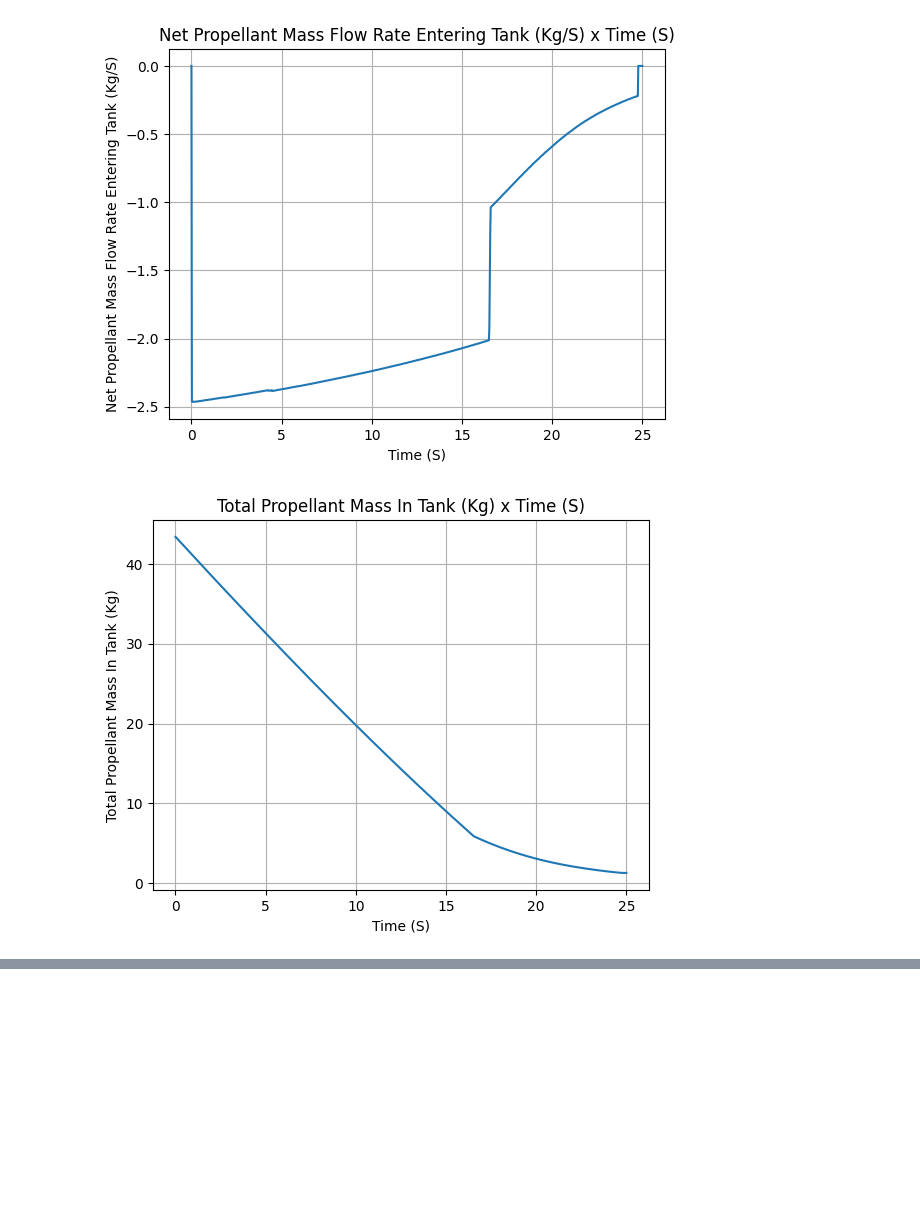
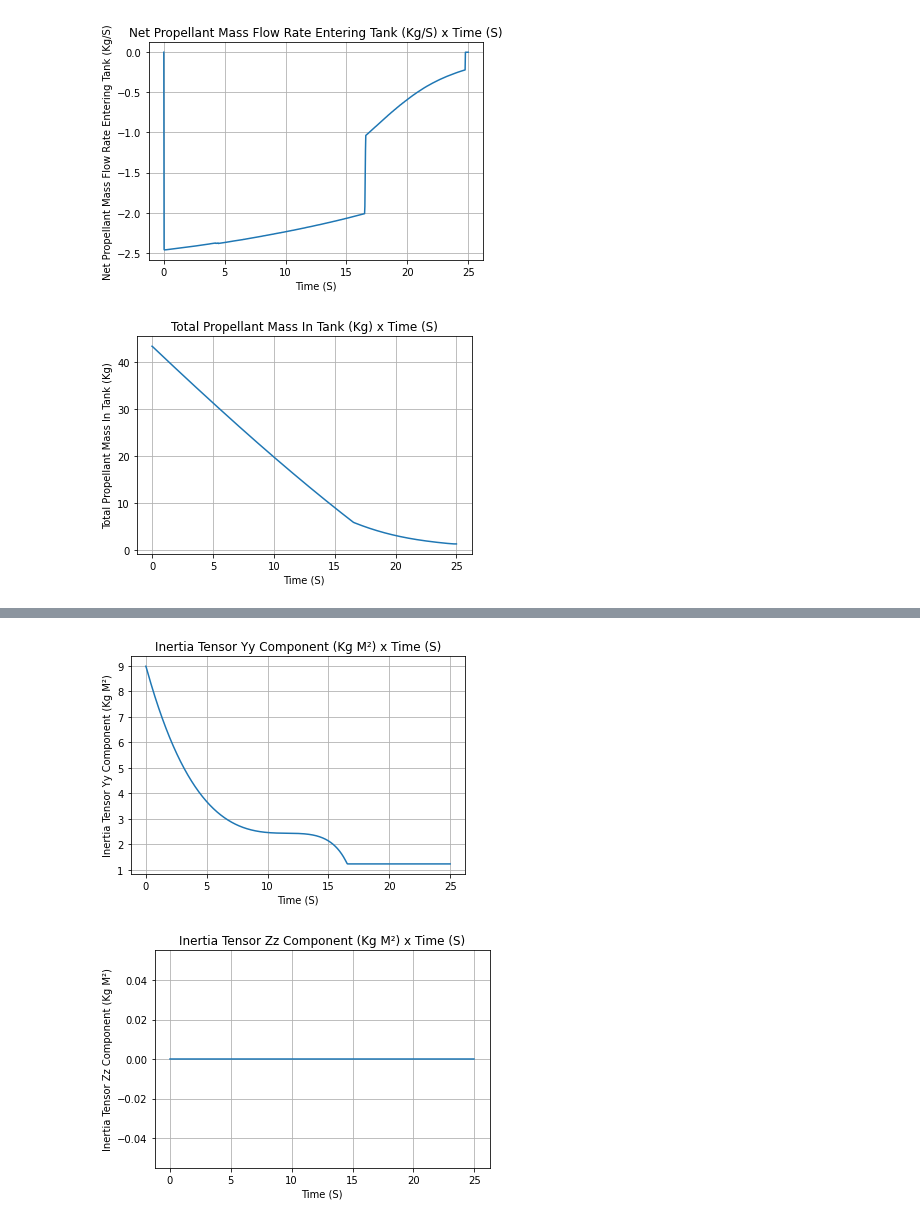
Before and after one commit to RocketPy-Team/RocketPy, a Jupyter notebook: docs/notebooks/tank_class_usage.ipynb, the cells around one changed output, grey strips where cells are left out. Cells and saved outputs as stored; diff of their text form; code cells hidden in the pictures; blank space fills up the shorter version.

```diff
--- a/docs/notebooks/tank_class_usage.ipynb
+++ b/docs/notebooks/tank_class_usage.ipynb
@@ -22,9 +29,11 @@ N2O_flow_tank = MassFlowRateBasedTank(
 # %%
 N2O_flow_tank.netMassFlowRate.plot(0, 25)
 N2O_flow_tank.mass.plot(0, 25)
 N2O_flow_tank.liquidVolume.plot(0, 25)
 N2O_flow_tank.centerOfMass.plot(0, 25)
-N2O_flow_tank.inertiaTensor.plot(0, 25)
+N2O_flow_tank.inertiaXX.plot(0, 25)
+N2O_flow_tank.inertiaYY.plot(0, 25)
+N2O_flow_tank.inertiaZZ.plot(0, 25)
 # %% [output]
-[figure, old version]
+[figure, new version]
-[figure, old version]
+[figure, new version]
@@ -34,3 +43,5 @@ N2O_flow_tank.inertiaTensor.plot(0, 25)
+[figure, added]
+[figure, added]
 # %%
 ullage = N2O_flow_tank.volume - N2O_flow_tank.liquid_mass / LiquidN2O.density
 
```
Also changed, not shown: parts of 11 cells of this notebook, 16 other files.
